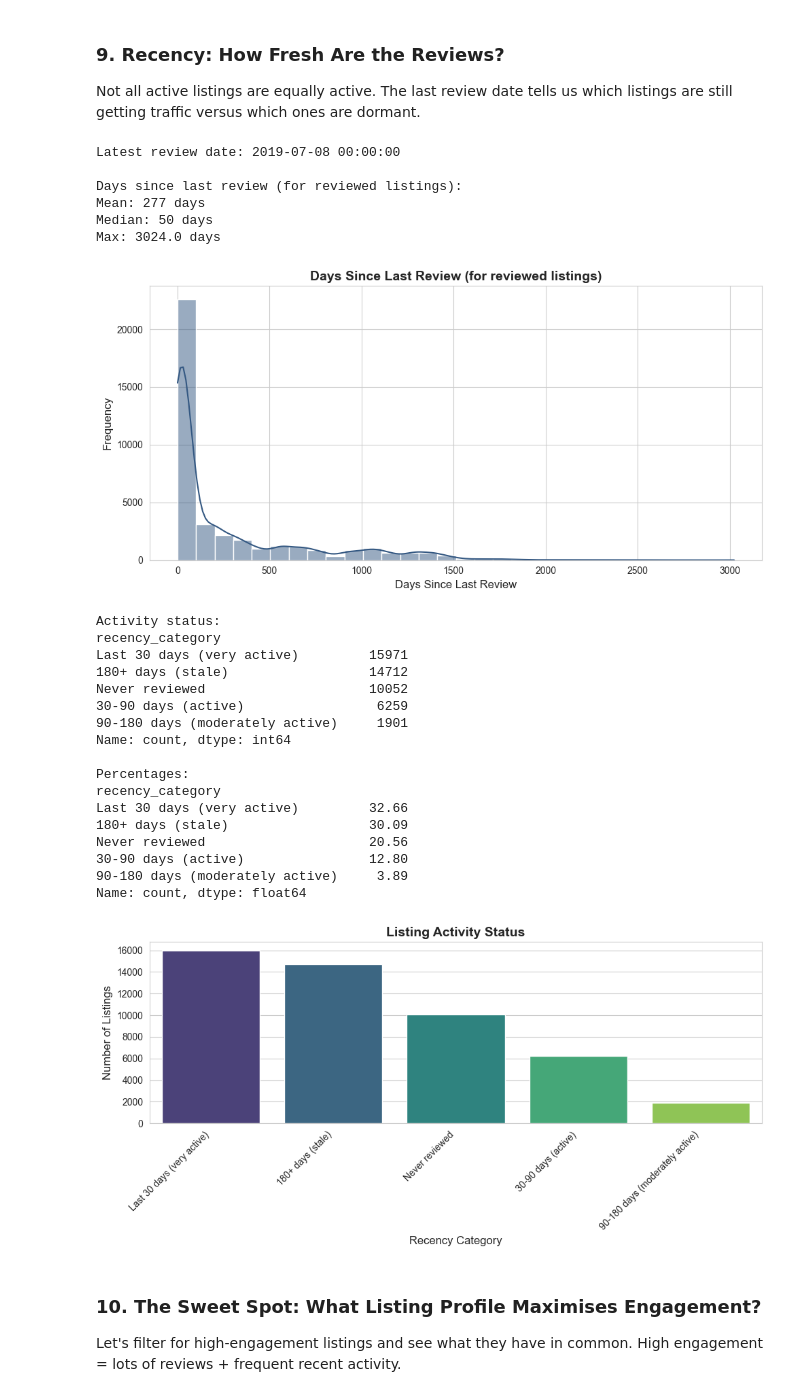
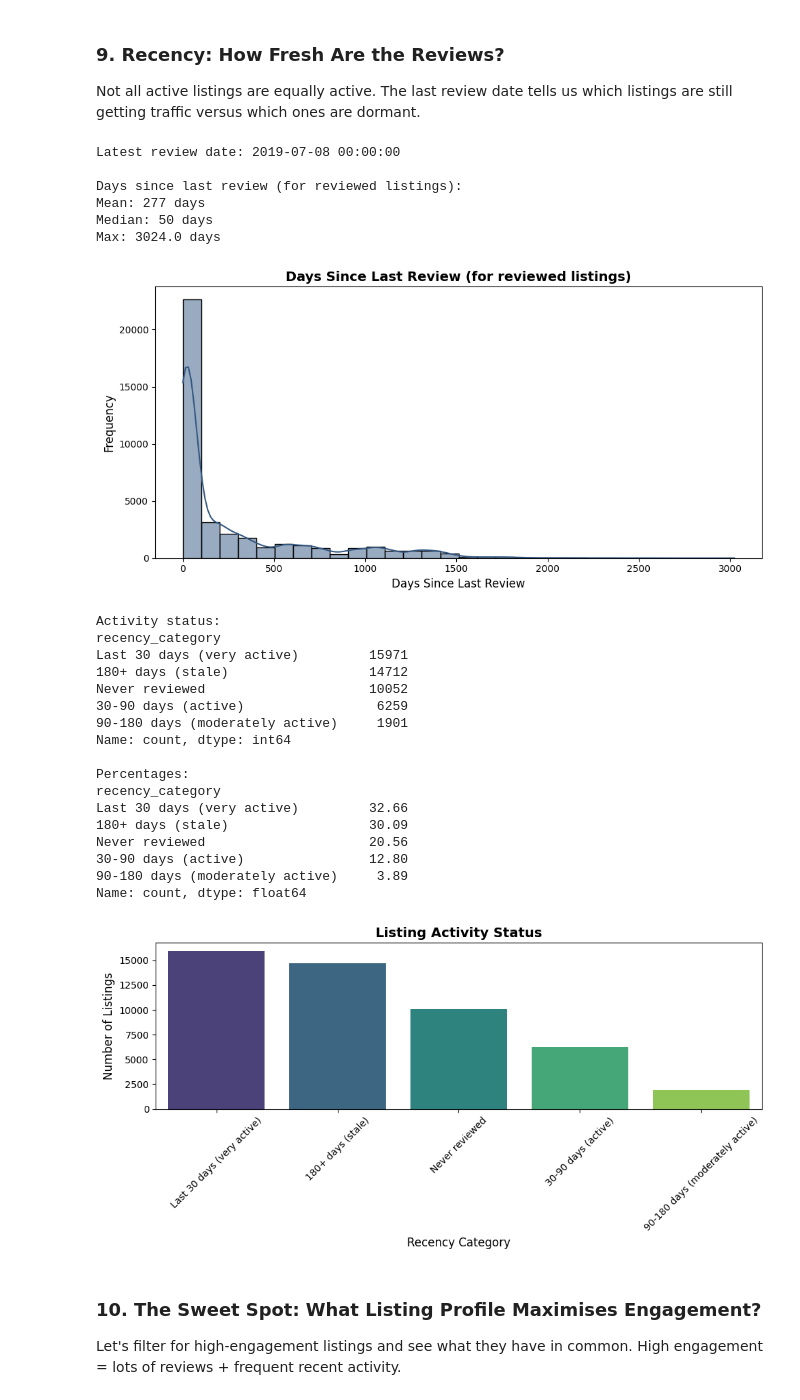
Before and after one commit to abbas-poonawala/ds-internship, a Jupyter notebook: full-ds-ml/project1/project1.ipynb, the cells around one changed output. Drawn from its saved outputs; the diff is of its cells as text; code cells hidden in the pictures.

```diff
--- a/full-ds-ml/project1/project1.ipynb
+++ b/full-ds-ml/project1/project1.ipynb
@@ -19,11 +19,6 @@ import matplotlib.pyplot as plt
 import seaborn as sns
 import warnings
 warnings.filterwarnings("ignore")
-
-# set visualisation style
-sns.set_style("whitegrid")
-plt.rcParams["figure.figsize"] = (12, 6)
-plt.rcParams["font.size"] = 10
 # %%
 # colour scheme for consistency
 primary = "#d59de3"
@@ -714,7 +712,7 @@ Days since last review (for reviewed listings):
 Mean: 277 days
 Median: 50 days
 Max: 3024.0 days
-[figure, old version]
+[figure, new version]
 # %%
 # categorise by recency
 def categorise_recency(days):
@@ -734,35 +732,35 @@ print("Activity status:")
 recency_dist = df["recency_category"].value_counts()
 print(recency_dist)
 print(f"\nPercentages:")
 print((recency_dist / len(df) * 100).round(2))
 
 fig, ax = plt.subplots(figsize=(10, 5))
 sns.barplot(x=recency_dist.index, y=recency_dist.values, palette='viridis', ax=ax)
 ax.set_title('Listing Activity Status', fontsize=14, fontweight='bold')
 ax.set_xlabel('Recency Category', fontsize=12)
 ax.set_ylabel('Number of Listings', fontsize=12)
-plt.xticks(rotation=45, ha='right')
+plt.xticks(rotation=45)
 plt.tight_layout()
 plt.show()
 # %% [output]
 Activity status:
 recency_category
 Last 30 days (very active)         15971
 180+ days (stale)                  14712
 Never reviewed                     10052
 30-90 days (active)                 6259
 90-180 days (moderately active)     1901
 Name: count, dtype: int64
 
 Percentages:
 recency_category
 Last 30 days (very active)         32.66
 180+ days (stale)                  30.09
 Never reviewed                     20.56
 30-90 days (active)                12.80
 90-180 days (moderately active)     3.89
 Name: count, dtype: float64
-[figure, old version]
+[figure, new version]
 # %% [markdown]
 ### 10. The Sweet Spot: What Listing Profile Maximises Engagement?
 
```
Also changed, not shown: parts of 26 cells of this notebook, 2 other files.
